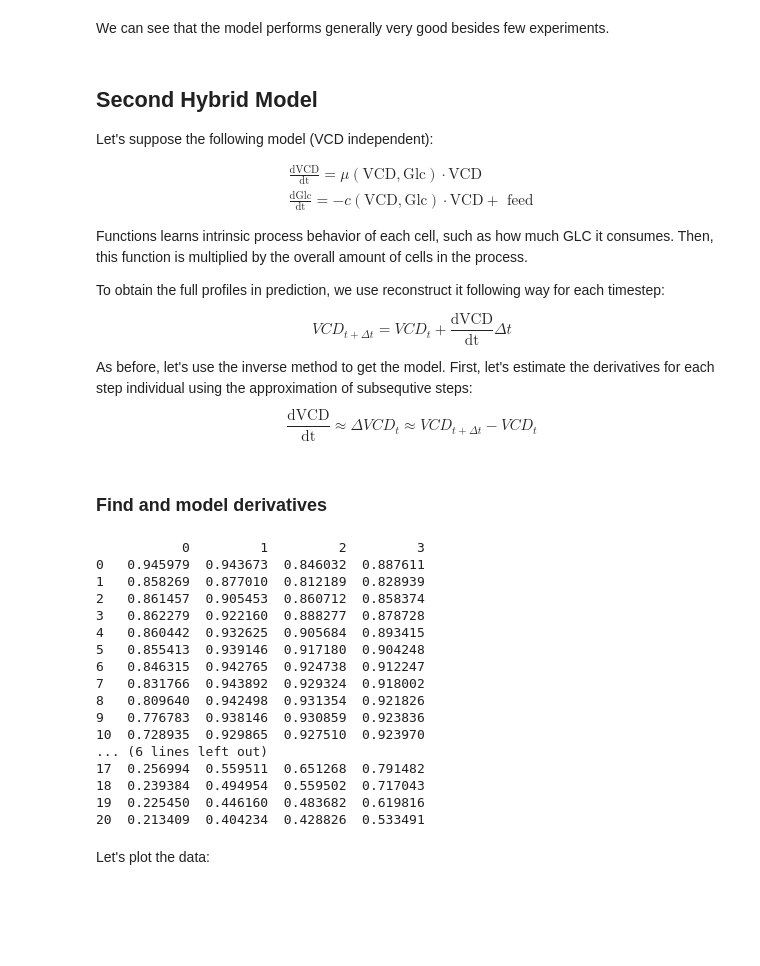
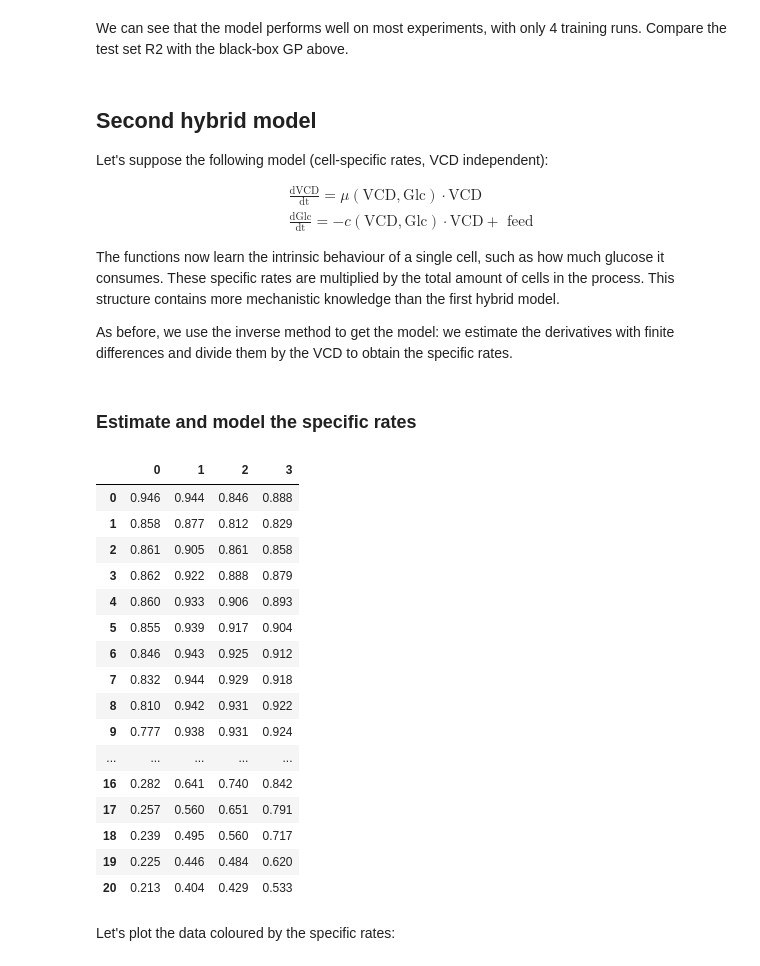
Before and after one commit to DataHow/analytics-course-scripts, a Jupyter notebook: scripts/04_Hybrid_Model.ipynb, the cells around one changed output. Cells and saved outputs as stored; diff of their text form; code cells hidden in the pictures; blank space fills up the shorter version.

```diff
--- a/scripts/04_Hybrid_Model.ipynb
+++ b/scripts/04_Hybrid_Model.ipynb
@@ -379,9 +385,9 @@ fig.show()
 # %% [markdown]
-We can see that the model performs generally very good besides few experiments.
+We can see that the model performs well on most experiments, with only 4 training runs. Compare the test set R2 with the black-box GP above.
 # %% [markdown]
-## Second Hybrid Model
+## Second hybrid model
 
-Let's suppose the following model (VCD independent):
+Let's suppose the following model (cell-specific rates, VCD independent):
 
 $$
 \begin{aligned}
@@ -390,22 +396,11 @@ $$
 \end{aligned}
 $$
 
-Functions learns intrinsic process behavior of each cell, such as how much GLC it consumes. Then, this function is multiplied by the overall amount of cells in the process.
+The functions now learn the intrinsic behaviour of a single cell, such as how much glucose it consumes. These specific rates are multiplied by the total amount of cells in the process. This structure contains more mechanistic knowledge than the first hybrid model.
 
-
-To obtain the full profiles in prediction, we use reconstruct it following way for each timestep:
-
-$$
-VCD_{t + \Delta t} = VCD_{t} + \frac{\mathrm{dVCD}}{\mathrm{dt}}\Delta t
-$$
-
-
-As before, let's use the inverse method to get the model. First, let's estimate the derivatives for each step individual using the approximation of subsequtive steps:
-$$
-\frac{\mathrm{dVCD}}{\mathrm{dt}} ≈ ΔVCD_t \approx VCD_{t + \Delta t} - VCD_{t}
-$$
+As before, we use the inverse method to get the model: we estimate the derivatives with finite differences and divide them by the VCD to obtain the specific rates.
 # %% [markdown]
-### Find and model derivatives
+### Estimate and model the specific rates
 # %%
 # Estimating derivatives (changes/deltas)
 g = np.zeros((LEN_RUNS, NUM_RUNS))
@@ -427,26 +422,26 @@ g[-1,:] = dVcddt/vcd[-1,:]
 dGlcdt = (glc[-1,:]-glc[-2,:])/TIME_STEP
 k[-1,:] = (-dGlcdt+doe_train[:,2].T)/vcd[-1,:]
 # %%
-# Visualize the derivatives for VCD
-print(pd.DataFrame(g))
+# Visualize the estimated specific growth rates (rows: time steps, columns: runs)
+pd.DataFrame(g).round(3)
 # %% [output]
-           0         1         2         3
-0   0.945979  0.943673  0.846032  0.887611
-1   0.858269  0.877010  0.812189  0.828939
-2   0.861457  0.905453  0.860712  0.858374
-3   0.862279  0.922160  0.888277  0.878728
-4   0.860442  0.932625  0.905684  0.893415
-5   0.855413  0.939146  0.917180  0.904248
-6   0.846315  0.942765  0.924738  0.912247
-7   0.831766  0.943892  0.929324  0.918002
-8   0.809640  0.942498  0.931354  0.921826
-9   0.776783  0.938146  0.930859  0.923836
-10  0.728935  0.929865  0.927510  0.923970
-... (6 lines left out)
-17  0.256994  0.559511  0.651268  0.791482
-18  0.239384  0.494954  0.559502  0.717043
-19  0.225450  0.446160  0.483682  0.619816
-20  0.213409  0.404234  0.428826  0.533491
+|  | 0 | 1 | 2 | 3 |
+| 0 | 0.946 | 0.944 | 0.846 | 0.888 |
+| 1 | 0.858 | 0.877 | 0.812 | 0.829 |
+| 2 | 0.861 | 0.905 | 0.861 | 0.858 |
+| 3 | 0.862 | 0.922 | 0.888 | 0.879 |
+| 4 | 0.860 | 0.933 | 0.906 | 0.893 |
+| 5 | 0.855 | 0.939 | 0.917 | 0.904 |
+| 6 | 0.846 | 0.943 | 0.925 | 0.912 |
+| 7 | 0.832 | 0.944 | 0.929 | 0.918 |
+| 8 | 0.810 | 0.942 | 0.931 | 0.922 |
+| 9 | 0.777 | 0.938 | 0.931 | 0.924 |
+| ... | ... | ... | ... | ... |
+| 16 | 0.282 | 0.641 | 0.740 | 0.842 |
+| 17 | 0.257 | 0.560 | 0.651 | 0.791 |
+| 18 | 0.239 | 0.495 | 0.560 | 0.717 |
+| 19 | 0.225 | 0.446 | 0.484 | 0.620 |
+| 20 | 0.213 | 0.404 | 0.429 | 0.533 |
 # %% [markdown]
-Let's plot the data:
+Let's plot the data coloured by the specific rates:
 # %%
```
Also changed, not shown: parts of 43 cells of this notebook, 8 other files.
